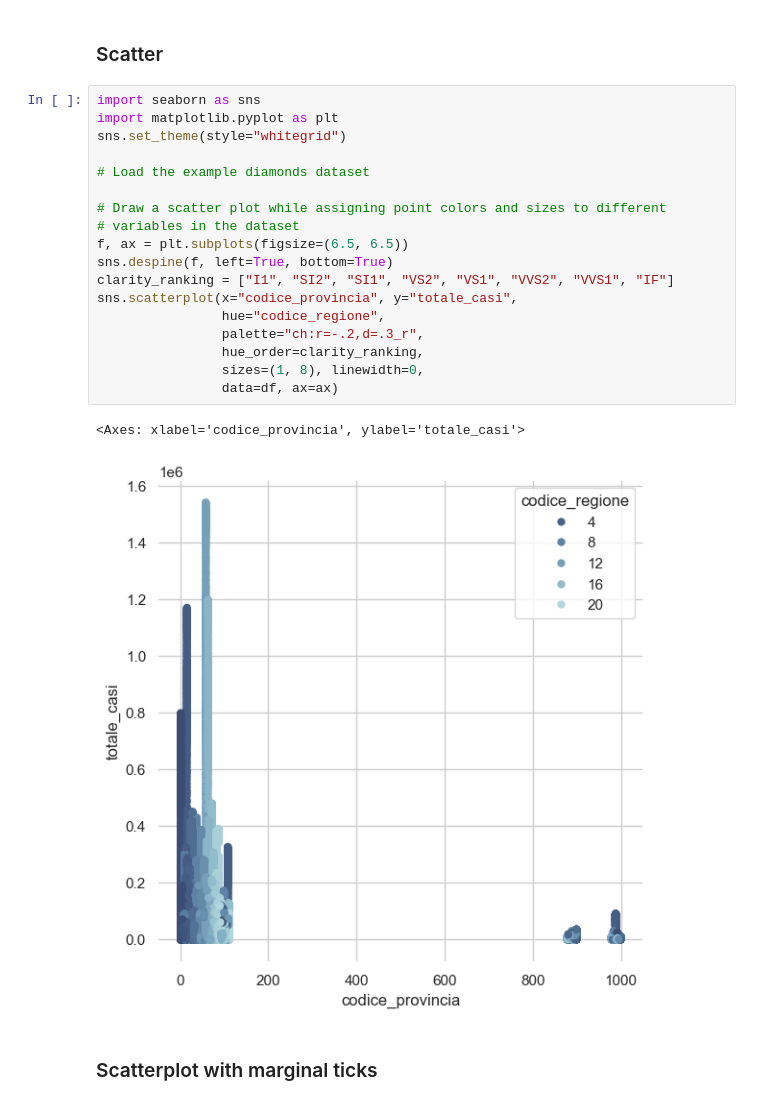
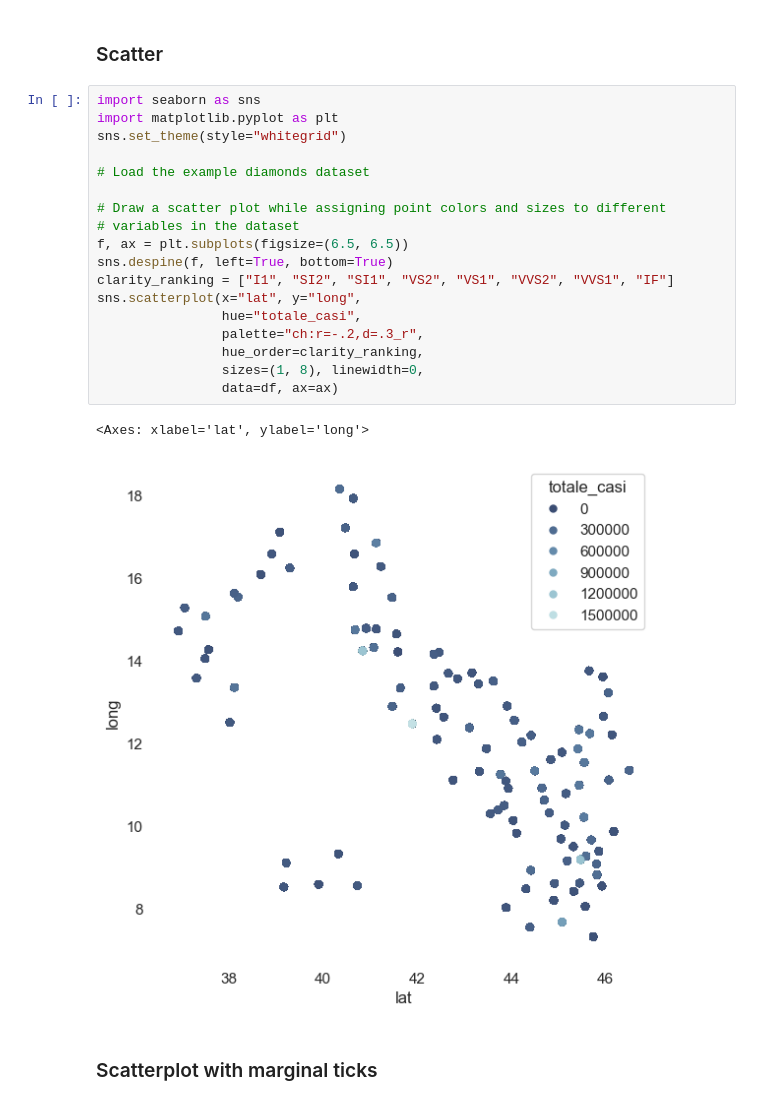
Before and after one commit to OscarToorres/BigData-IA, a Jupyter notebook: SBD/Tarea_3_3.ipynb, the cells around one changed output. Saved outputs shown, nothing was run; the diff lists cells and outputs as text.

```diff
--- a/SBD/Tarea_3_3.ipynb
+++ b/SBD/Tarea_3_3.ipynb
@@ -49,23 +49,23 @@ df
 # %%
 import seaborn as sns
 import matplotlib.pyplot as plt
 sns.set_theme(style="whitegrid")
 
 # Load the example diamonds dataset
 
 # Draw a scatter plot while assigning point colors and sizes to different
 # variables in the dataset
 f, ax = plt.subplots(figsize=(6.5, 6.5))
 sns.despine(f, left=True, bottom=True)
 clarity_ranking = ["I1", "SI2", "SI1", "VS2", "VS1", "VVS2", "VVS1", "IF"]
-sns.scatterplot(x="codice_provincia", y="totale_casi",
-                hue="codice_regione",
+sns.scatterplot(x="lat", y="long",
+                hue="totale_casi",
                 palette="ch:r=-.2,d=.3_r",
                 hue_order=clarity_ranking,
                 sizes=(1, 8), linewidth=0,
                 data=df, ax=ax)
 # %% [output]
-<Axes: xlabel='codice_provincia', ylabel='totale_casi'>
+<Axes: xlabel='lat', ylabel='long'>
-[figure, old version]
+[figure, new version]
 # %% [markdown]
 ### Scatterplot with marginal ticks
```
Also changed, not shown: parts of 9 cells of this notebook, 3 other files.
